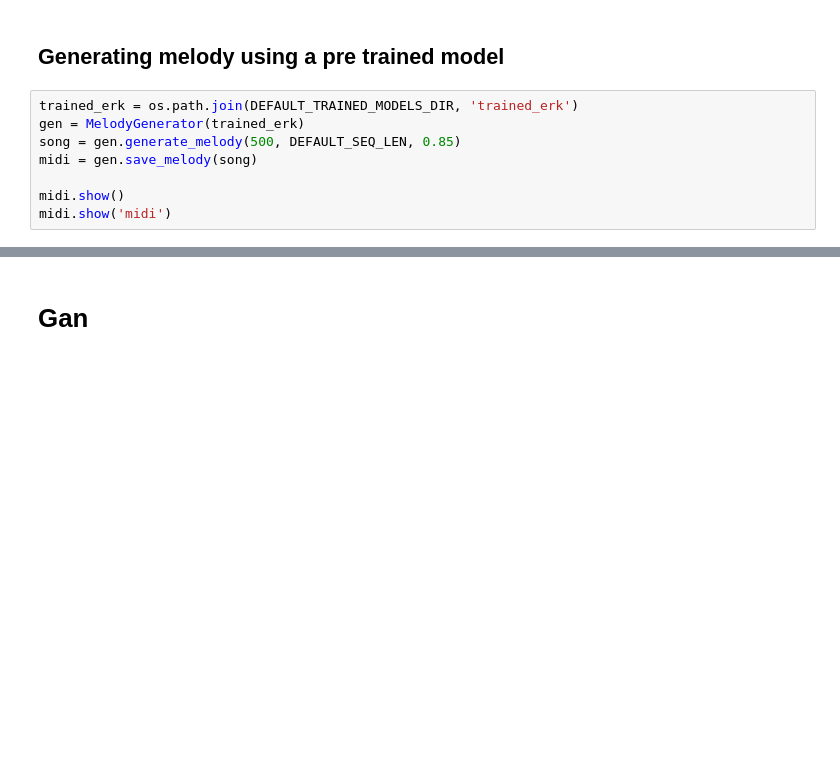
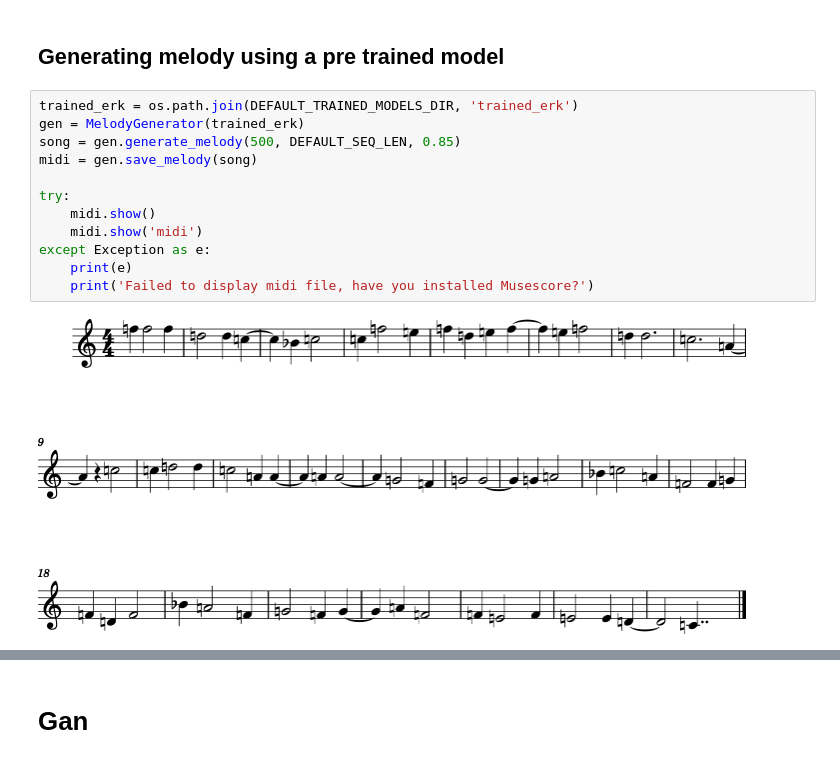
Before and after one commit to LiorSherman/236502, a Jupyter notebook: Demo.ipynb, the cells around one changed output, grey strips where cells are left out. Saved outputs shown, nothing was run; the diff lists cells and outputs as text; blank space fills up the shorter version.

```diff
--- a/Demo.ipynb
+++ b/Demo.ipynb
@@ -121,8 +227,14 @@ midi.show('midi')
 # %%
 trained_erk = os.path.join(DEFAULT_TRAINED_MODELS_DIR, 'trained_erk')
 gen = MelodyGenerator(trained_erk)
 song = gen.generate_melody(500, DEFAULT_SEQ_LEN, 0.85)
 midi = gen.save_melody(song)
 
-midi.show()
-midi.show('midi')
+try:
+    midi.show()
+    midi.show('midi')
+except Exception as e:
+    print(e)
+    print('Failed to display midi file, have you installed Musescore?')
+# %% [output]
+[figure, added]
```
Also changed, not shown: parts of 16 cells of this notebook, 3 other files.
